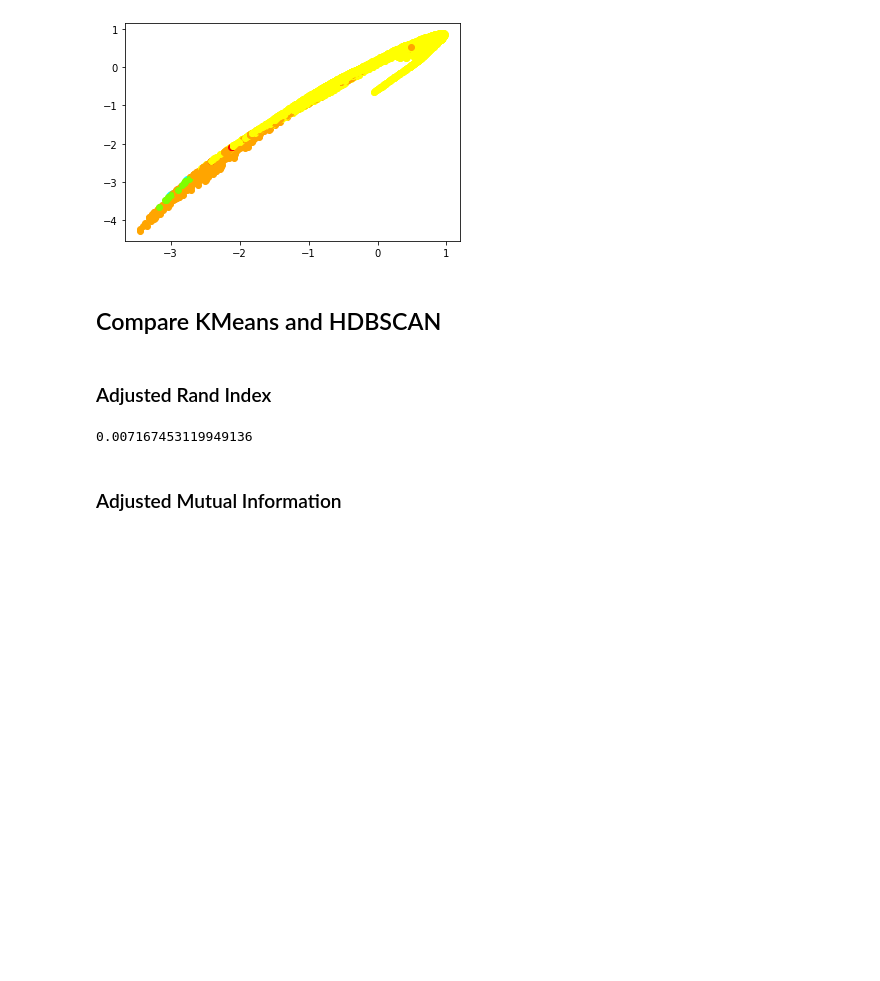
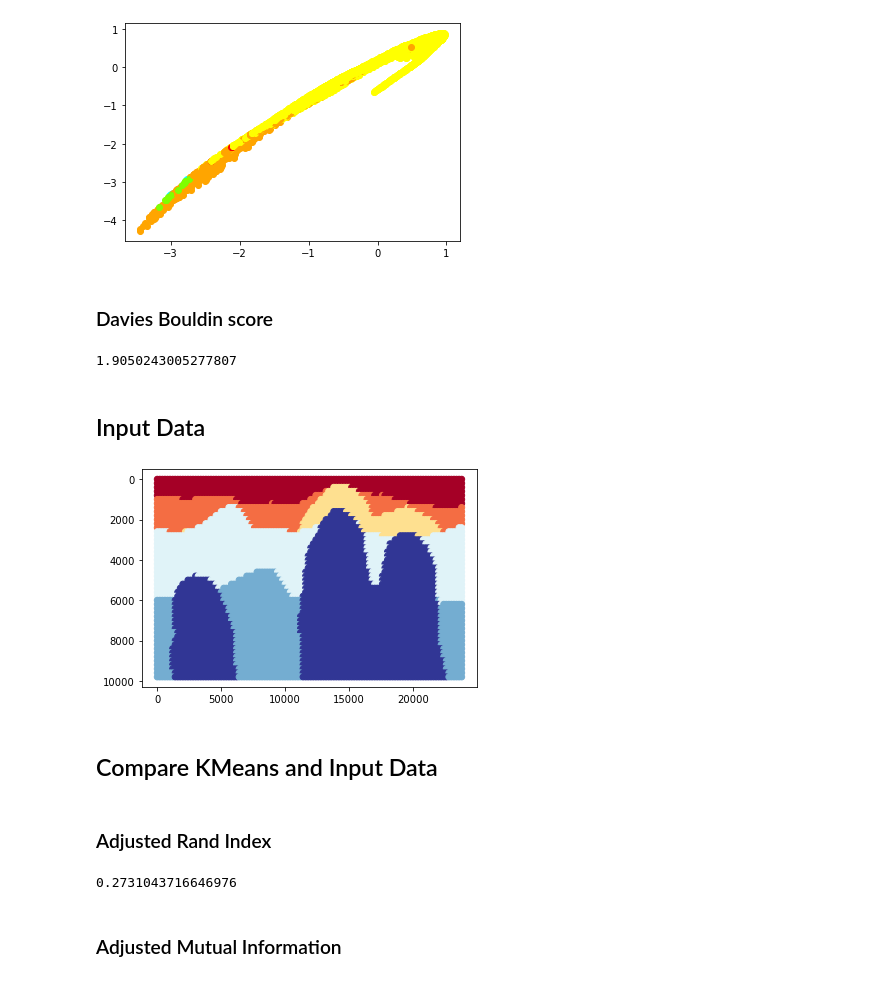
Before and after one commit to acse-yc220/finalProject, a Jupyter notebook: project.ipynb, the cells around one changed output. Saved outputs shown, nothing was run; the diff lists cells and outputs as text; code cells hidden in the pictures; blank space fills up the shorter version.

```diff
--- a/project.ipynb
+++ b/project.ipynb
@@ -126,14 +139,30 @@ plotResult(data_preprocessing,result_h)
 # %% [output]
 [figure]
+# %% [markdown]
+### Davies Bouldin score
+# %%
+dbscore = calculateDB(data_preprocessing, result_h)
+print(dbscore)
+# %% [output]
+1.9050243005277807
+# %% [markdown]
+## Input Data
+# %%
+input_data = np.load('C:/Users/12928/Desktop/SyntheticDatasets/Model5b/input_fields.npz')
+plotInputData(input_data)
+# %% [output]
+[figure, added]
 # %% [markdown]
-## Compare KMeans and HDBSCAN
+## Compare KMeans and Input Data
 # %% [markdown]
 ### Adjusted Rand Index
-# %%
-ari = calculateAri(result_k, result_h)
-print(ari)
-# %% [output]
-0.007167453119949136
+# %%
+output_k = output_k.reshape(-1)
+input_label = input_data['classes'].reshape(-1)
+ari = calculateAri(output_k, input_label)
+print(ari)
+# %% [output]
+0.2731043716646976
 # %% [markdown]
 ### Adjusted Mutual Information
 # %%
```
Also changed, not shown: parts of 13 cells of this notebook, 2 other files.
